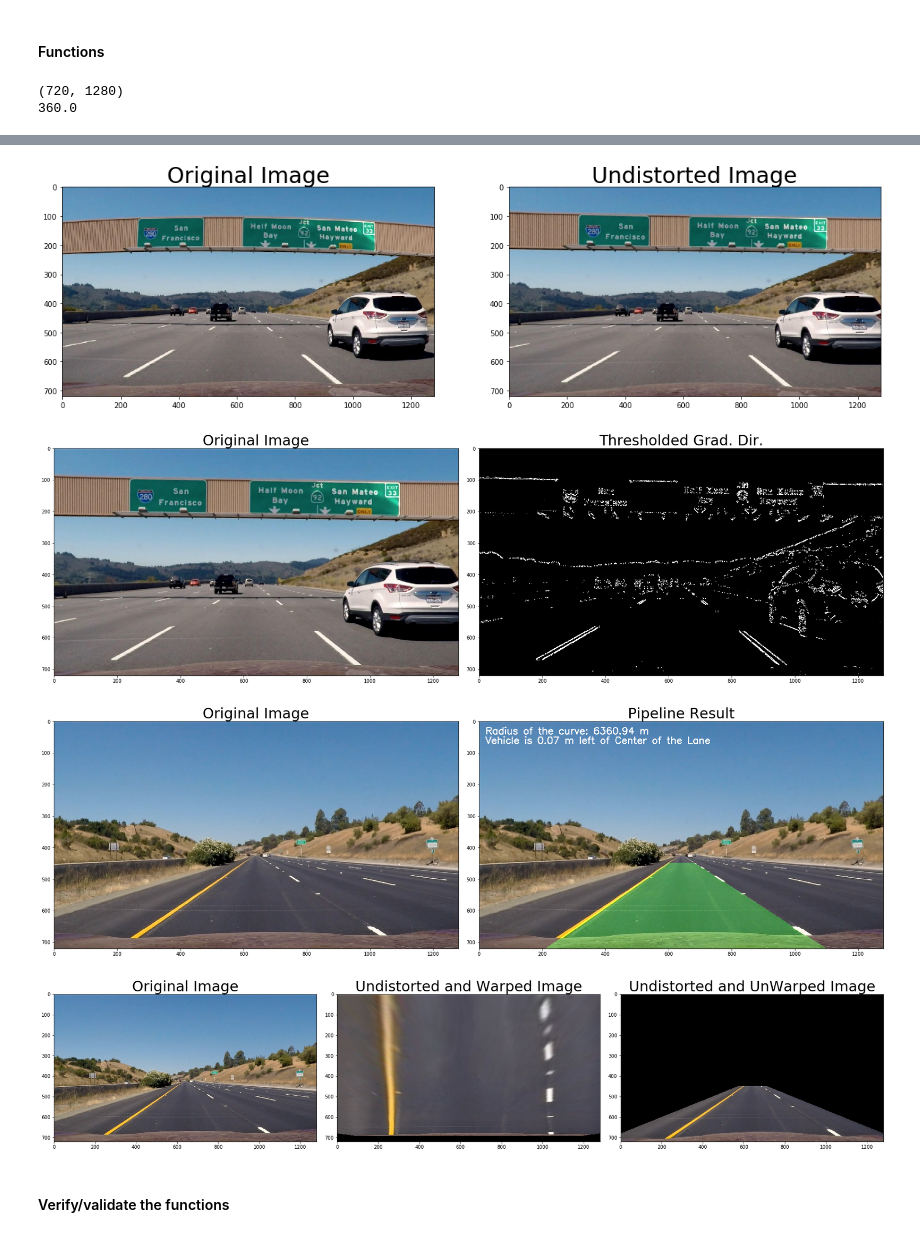
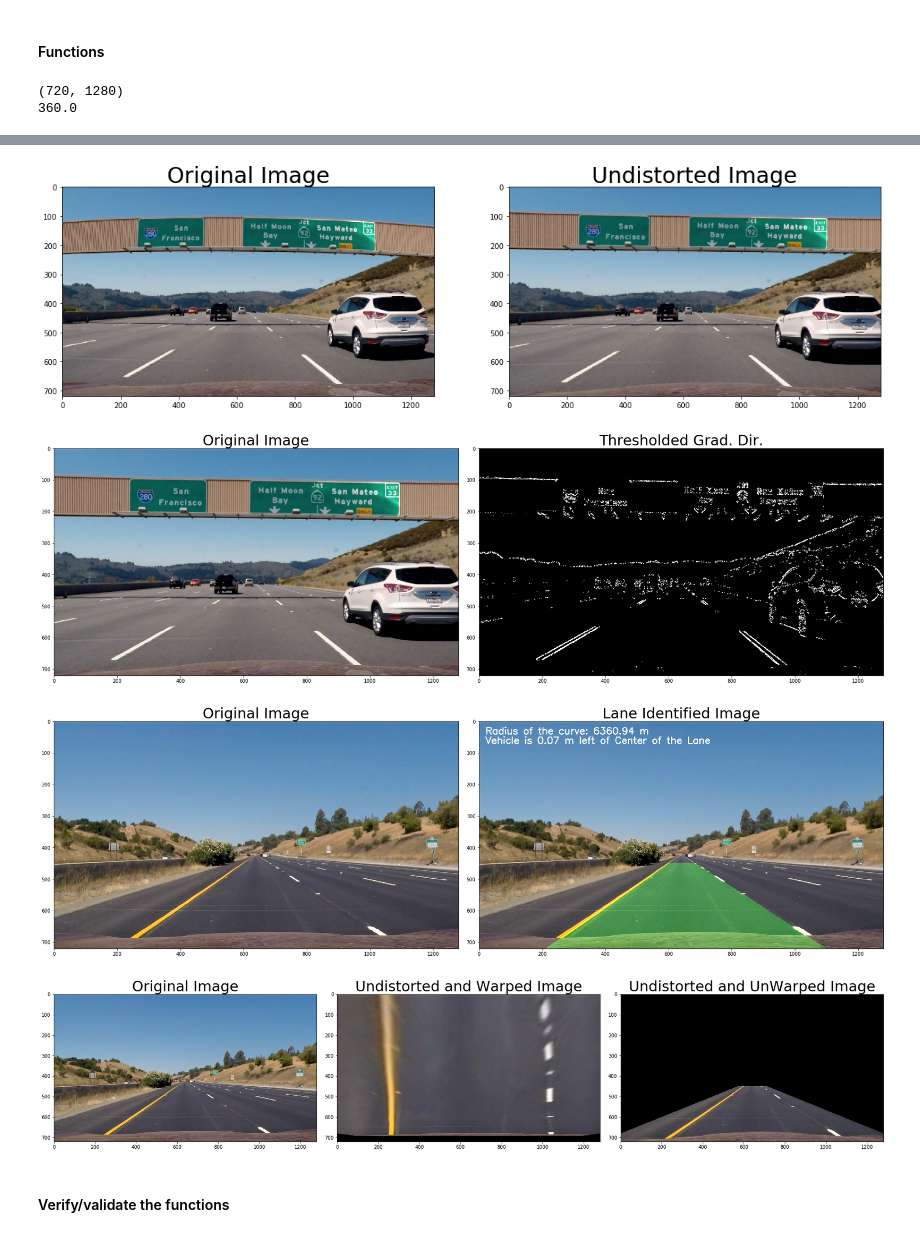
Before and after one commit to rnaidu02/CarND-Advanced-Lane-Lines, a Jupyter notebook: Advanced-Lane-Detection.ipynb, the cells around one changed output, grey strips where cells are left out. Saved outputs shown, nothing was run; the diff lists cells and outputs as text; code cells hidden in the pictures.

```diff
--- a/Advanced-Lane-Detection.ipynb
+++ b/Advanced-Lane-Detection.ipynb
@@ -596,7 +596,7 @@ from moviepy.editor import VideoFileClip
 from IPython.display import HTML
 def process_video(input_video, output_video):
 
-    clip2 = VideoFileClip(input_video).subclip(0,5)
+    clip2 = VideoFileClip(input_video)  #.subclip(0,5)
     out_clip = clip2.fl_image(process_image)
     %time out_clip.write_videofile(output_video, audio=False)
 # %%
@@ -663,37 +663,37 @@ ax1.imshow(img)
 ax1.set_title('Original Image', fontsize=30)
 already_detected = False
 result = process_image(img)
 ax2.imshow(result)
-ax2.set_title('Pipeline Result', fontsize=30)
+ax2.set_title('Lane Identified Image', fontsize=30)
 plt.subplots_adjust(left=0., right=1, top=0.9, bottom=0.)
 
 # Unwarp image test
 #img = cv2.imread('test_images/straight_lines1.jpg')
 
 img = mpimg.imread('test_images/straight_lines1.jpg')
 top_down, perspective_M, unwraped, M_inv = corners_unwarp(img, nx, ny, mtx, dist)
 f, (ax1, ax2, ax3) = plt.subplots(1, 3, figsize=(24, 9))
 f.tight_layout()
 ax1.imshow(img)
 ax1.set_title('Original Image', fontsize=30)
 ax2.imshow(top_down)
 ax2.set_title('Undistorted and Warped Image', fontsize=30)
 ax3.imshow(unwraped)
 ax3.set_title('Undistorted and UnWarped Image', fontsize=30)
 plt.subplots_adjust(left=0., right=1, top=0.9, bottom=0.)
 
 
 # Test for Lane detection within a video
 already_detected = False
-#process_video('project_video.mp4', 'output_images/output.mp4')
-#process_video('challenge_video.mp4', 'output_c.mp4')
+process_video('project_video.mp4', 'output_images/output.mp4')
+process_video('challenge_video.mp4', 'output_c.mp4')
 # %% [output]
 (720, 1280)
 360.0
 [figure]
 [figure]
 [figure]
-[figure, old version]
+[figure, new version]
 [figure]
 # %% [markdown]
 #### Verify/validate the functions
```
Also changed, not shown: 1 other file.
